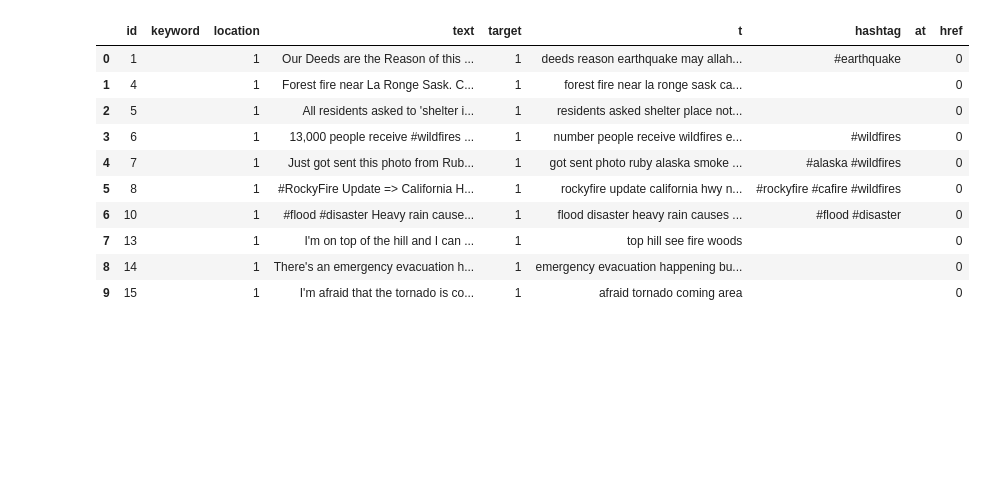
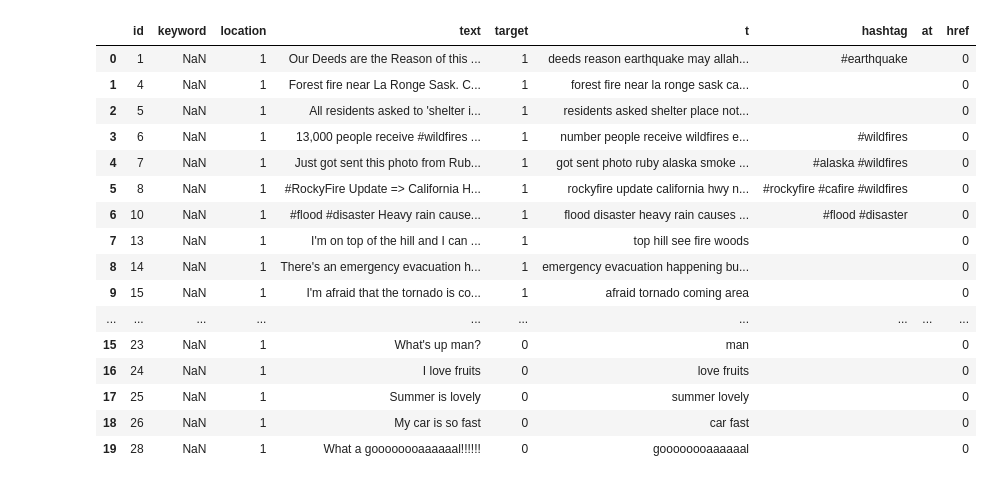
Before and after one commit to jamescorbin/kaggle, a Jupyter notebook: nlp_disaster_tweets/code/nlp_distaster_tweets_v1.ipynb, the cells around one changed output. Cells and saved outputs as stored; diff of their text form; code cells hidden in the pictures; blank space fills up the shorter version.

```diff
--- a/nlp_disaster_tweets/code/nlp_distaster_tweets_v1.ipynb
+++ b/nlp_disaster_tweets/code/nlp_distaster_tweets_v1.ipynb
@@ -356,17 +277,23 @@ def transform_data(df):
 _ = preprocess(df_train)
 _ = preprocess(df_test)
 # %%
-df_train.head(10)
+df_train.head(20)
 # %% [output]
 |  | id | keyword | location | text | target | t | hashtag | at | href |
-| 0 | 1 |  | 1 | Our Deeds are the Reason of this ... | 1 | deeds reason earthquake may allah... | #earthquake |  | 0 |
-| 1 | 4 |  | 1 | Forest fire near La Ronge Sask. C... | 1 | forest fire near la ronge sask ca... |  |  | 0 |
-| 2 | 5 |  | 1 | All residents asked to 'shelter i... | 1 | residents asked shelter place not... |  |  | 0 |
-| 3 | 6 |  | 1 | 13,000 people receive #wildfires ... | 1 | number people receive wildfires e... | #wildfires |  | 0 |
-| 4 | 7 |  | 1 | Just got sent this photo from Rub... | 1 | got sent photo ruby alaska smoke ... | #alaska #wildfires |  | 0 |
-| 5 | 8 |  | 1 | #RockyFire Update => California H... | 1 | rockyfire update california hwy n... | #rockyfire #cafire #wildfires |  | 0 |
-| 6 | 10 |  | 1 | #flood #disaster Heavy rain cause... | 1 | flood disaster heavy rain causes ... | #flood #disaster |  | 0 |
-| 7 | 13 |  | 1 | I'm on top of the hill and I can ... | 1 | top hill see fire woods |  |  | 0 |
-| 8 | 14 |  | 1 | There's an emergency evacuation h... | 1 | emergency evacuation happening bu... |  |  | 0 |
-| 9 | 15 |  | 1 | I'm afraid that the tornado is co... | 1 | afraid tornado coming area |  |  | 0 |
+| 0 | 1 | NaN | 1 | Our Deeds are the Reason of this ... | 1 | deeds reason earthquake may allah... | #earthquake |  | 0 |
+| 1 | 4 | NaN | 1 | Forest fire near La Ronge Sask. C... | 1 | forest fire near la ronge sask ca... |  |  | 0 |
+| 2 | 5 | NaN | 1 | All residents asked to 'shelter i... | 1 | residents asked shelter place not... |  |  | 0 |
+| 3 | 6 | NaN | 1 | 13,000 people receive #wildfires ... | 1 | number people receive wildfires e... | #wildfires |  | 0 |
+| 4 | 7 | NaN | 1 | Just got sent this photo from Rub... | 1 | got sent photo ruby alaska smoke ... | #alaska #wildfires |  | 0 |
+| 5 | 8 | NaN | 1 | #RockyFire Update => California H... | 1 | rockyfire update california hwy n... | #rockyfire #cafire #wildfires |  | 0 |
+| 6 | 10 | NaN | 1 | #flood #disaster Heavy rain cause... | 1 | flood disaster heavy rain causes ... | #flood #disaster |  | 0 |
+| 7 | 13 | NaN | 1 | I'm on top of the hill and I can ... | 1 | top hill see fire woods |  |  | 0 |
+| 8 | 14 | NaN | 1 | There's an emergency evacuation h... | 1 | emergency evacuation happening bu... |  |  | 0 |
+| 9 | 15 | NaN | 1 | I'm afraid that the tornado is co... | 1 | afraid tornado coming area |  |  | 0 |
+| ... | ... | ... | ... | ... | ... | ... | ... | ... | ... |
+| 15 | 23 | NaN | 1 | What's up man? | 0 | man |  |  | 0 |
+| 16 | 24 | NaN | 1 | I love fruits | 0 | love fruits |  |  | 0 |
+| 17 | 25 | NaN | 1 | Summer is lovely | 0 | summer lovely |  |  | 0 |
+| 18 | 26 | NaN | 1 | My car is so fast | 0 | car fast |  |  | 0 |
+| 19 | 28 | NaN | 1 | What a goooooooaaaaaal!!!!!! | 0 | goooooooaaaaaal |  |  | 0 |
 # %%
```
Also changed, not shown: parts of 29 cells of this notebook, 9 other files.
